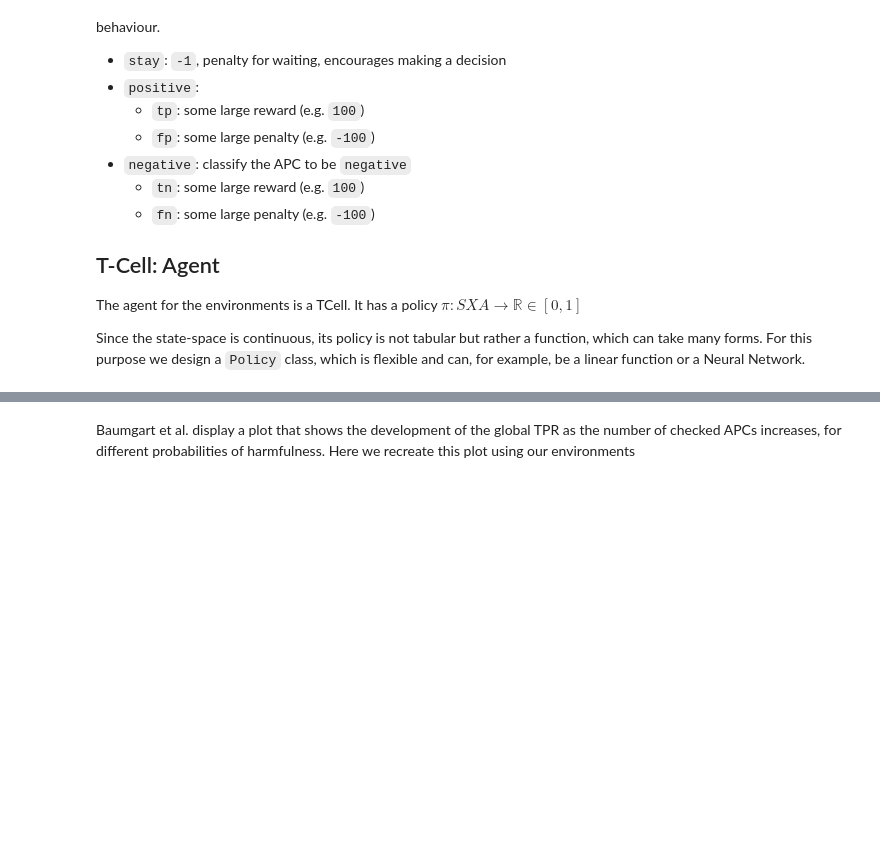
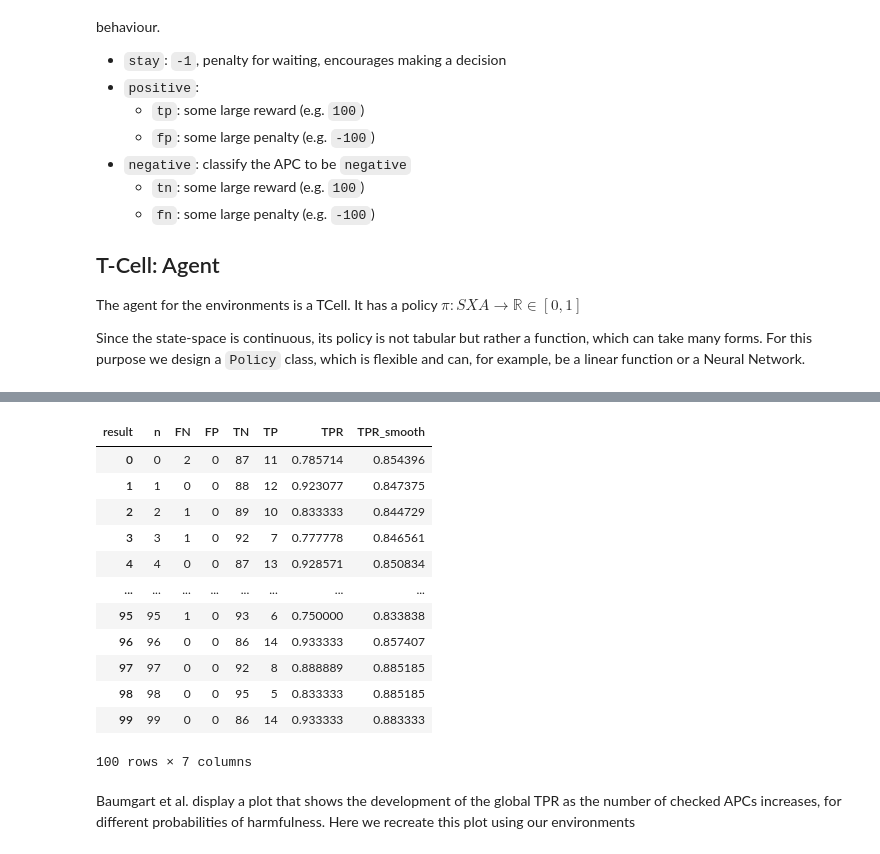
Before and after one commit to nikoczernin/tcells, a Jupyter notebook: baumgart_repro.ipynb, the cells around one changed output, grey strips where cells are left out. Drawn from its saved outputs; the diff is of its cells as text; code cells hidden in the pictures; blank space fills up the shorter version.

```diff
--- a/baumgart_repro.ipynb
+++ b/baumgart_repro.ipynb
@@ -162,3 +214,34 @@ results.plot.line("n", "TPR", xlabel="num searched APCs", title="")
+# %%
+
+results = results.groupby("n")["result"].value_counts().unstack(fill_value=0).reset_index()
+results["TP"] = results.get("TP", 0)
+results["FP"] = results.get("FP", 0)
+results["TN"] = results.get("TN", 0)
+results["FN"] = results.get("FN", 0)
+results["TPR"] = results["TP"] / (results["TP"] + results["FN"] + 1)
+# # compute the rolling mean (centered so it smooths past & future points)
+results['TPR_smooth'] = (
+    results['TPR']
+    .rolling(window=3, min_periods=1, center=True)
+    .mean()
+)
+print(results)
+results.plot.line("n", "TPR", xlabel="num searched APCs", title="")
+# results.plot.line("n", "TPR_smooth", xlabel="search time", title="Search time vs TPR")
+# %% [output]
+| result | n | FN | FP | TN | TP | TPR | TPR_smooth |
+| 0 | 0 | 2 | 0 | 87 | 11 | 0.785714 | 0.854396 |
+| 1 | 1 | 0 | 0 | 88 | 12 | 0.923077 | 0.847375 |
+| 2 | 2 | 1 | 0 | 89 | 10 | 0.833333 | 0.844729 |
+| 3 | 3 | 1 | 0 | 92 | 7 | 0.777778 | 0.846561 |
+| 4 | 4 | 0 | 0 | 87 | 13 | 0.928571 | 0.850834 |
+| ... | ... | ... | ... | ... | ... | ... | ... |
+| 95 | 95 | 1 | 0 | 93 | 6 | 0.750000 | 0.833838 |
+| 96 | 96 | 0 | 0 | 86 | 14 | 0.933333 | 0.857407 |
+| 97 | 97 | 0 | 0 | 92 | 8 | 0.888889 | 0.885185 |
+| 98 | 98 | 0 | 0 | 95 | 5 | 0.833333 | 0.885185 |
+| 99 | 99 | 0 | 0 | 86 | 14 | 0.933333 | 0.883333 |
+100 rows × 7 columns
 # %% [markdown]
 Baumgart et al. display a plot that shows the development of the global TPR as the number of checked APCs increases, for different probabilities of harmfulness. Here we recreate this plot using our environments
 # %%
```
Also changed, not shown: parts of 6 cells of this notebook, 2 other files.
